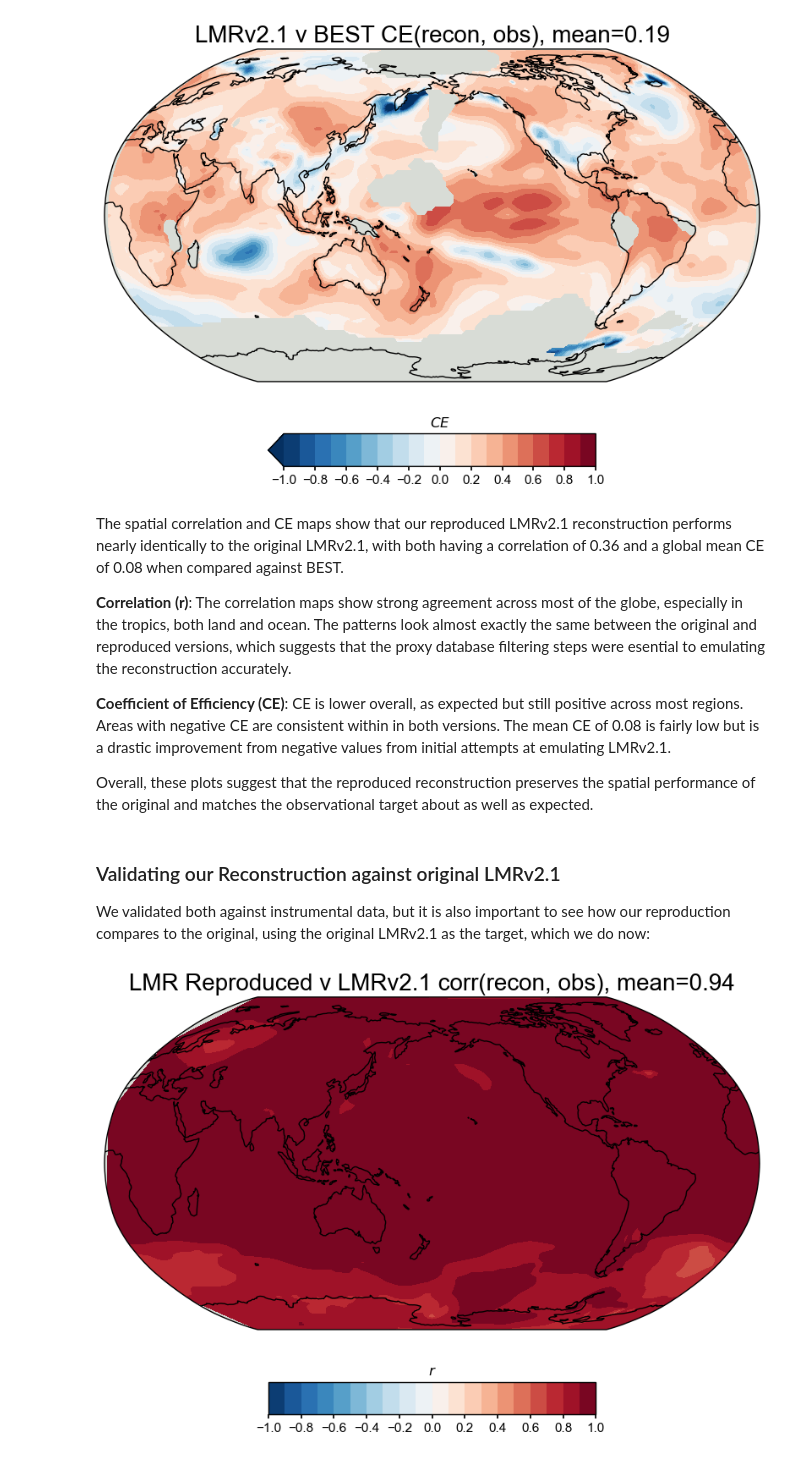
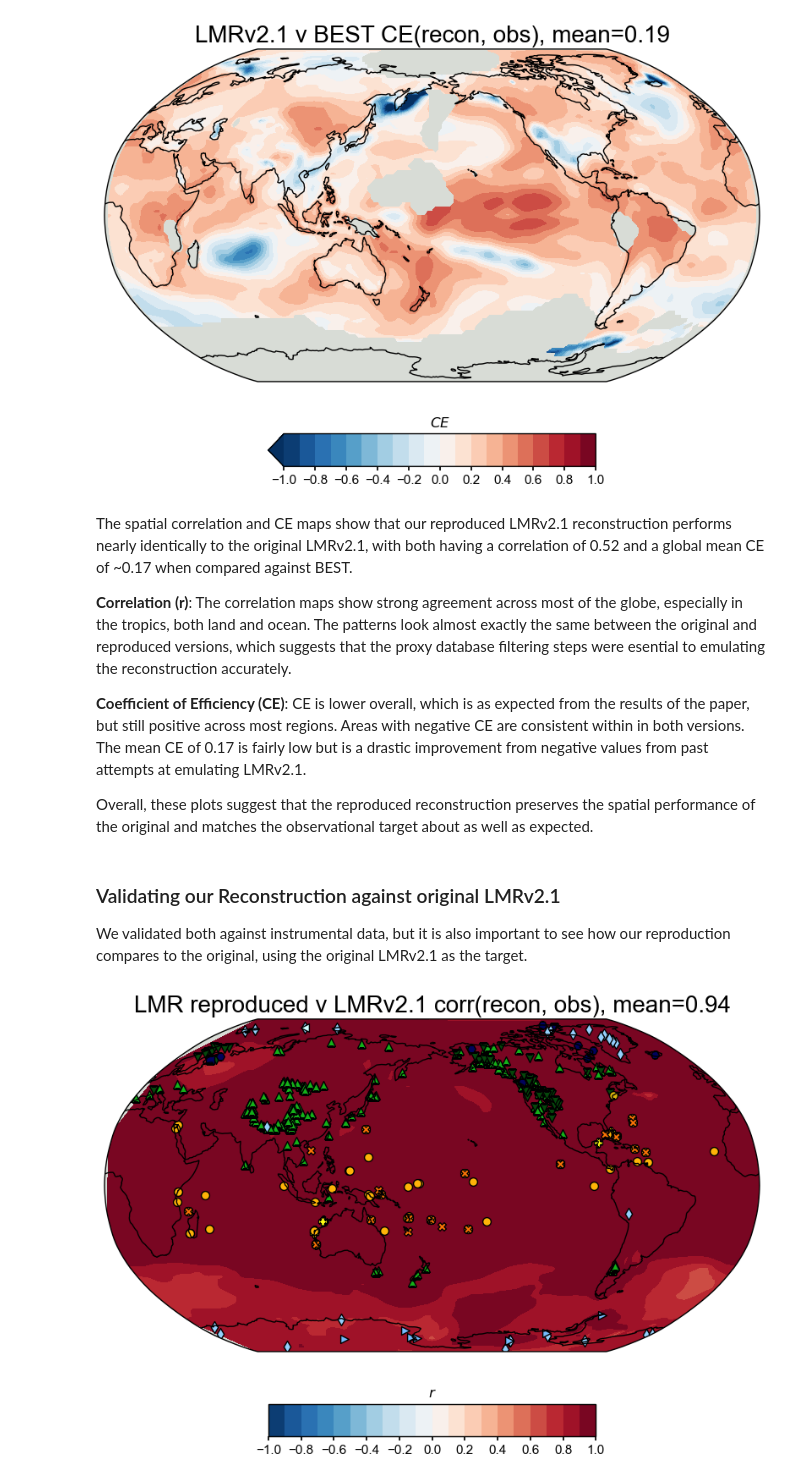
Before and after one commit to LinkedEarth/reproduce_lmr_pb, a Jupyter notebook: _sources/notebooks/validation/C03_a_validation.ipynb, the cells around one changed output. Drawn from its saved outputs; the diff is of its cells as text; code cells hidden in the pictures.

```diff
--- a/_sources/notebooks/validation/C03_a_validation.ipynb
+++ b/_sources/notebooks/validation/C03_a_validation.ipynb
@@ -480,3 +485,6 @@ res_tas.plot()
+# %%
+pdb = cfr.ProxyDatabase().load_nc('./prev_data/pdb/filtered_ptype_res_cfr_pages2kv2.nc')
+pdb.refresh()
 # %% [markdown]
 ### Validating our reconstruction using BEST
 LMR did their climate field validation against BEST, so we will do the same to get our correlation and CE metrics. The formatting is the same process as above, but wrapping the longitude and alterating time array to be in datetime format.
@@ -634,36 +639,37 @@ cfr.showfig(fig)
 # %% [output]
 [figure]
 # %% [markdown]
-The spatial correlation and CE maps show that our reproduced LMRv2.1 reconstruction performs nearly identically to the original LMRv2.1, with both having a correlation of 0.36 and a global mean CE of 0.08 when compared against BEST.
+The spatial correlation and CE maps show that our reproduced LMRv2.1 reconstruction performs nearly identically to the original LMRv2.1, with both having a correlation of 0.52 and a global mean CE of ~0.17 when compared against BEST.
 
 **Correlation (r)**:
 The correlation maps show strong agreement across most of the globe, especially in the tropics, both land and ocean. The patterns look almost exactly the same between the original and reproduced versions, which suggests that the proxy database filtering steps were esential to emulating the reconstruction accurately.
 
 **Coefficient of Efficiency (CE)**:
-CE is lower overall, as expected but still positive across most regions. Areas with negative CE are consistent within in both versions. The mean CE of 0.08 is fairly low but is a drastic improvement from negative values from initial attempts at emulating LMRv2.1.
+CE is lower overall, which is as expected from the results of the paper, but still positive across most regions. Areas with negative CE are consistent within in both versions. The mean CE of 0.17 is fairly low but is a drastic improvement from negative values from past attempts at emulating LMRv2.1.
 
 Overall, these plots suggest that the reproduced reconstruction preserves the spatial performance of the original and matches the observational target about as well as expected.
 # %% [markdown]
 ### Validating our Reconstruction against original LMRv2.1
 
-We validated both against instrumental data, but it is also important to see how our reproduction compares to the original, using the original LMRv2.1 as the target, which we do now:
+We validated both against instrumental data, but it is also important to see how our reproduction compares to the original, using the original LMRv2.1 as the target.
 # %%
 # Then do the comparison
 valid_fdb = res.recons['tas'].compare(
     target_lmr_mean,
     stat='corr',
     timespan=(1880, 2000),
 )
 
 # Plot with updated settings
 valid_fdb.plot_kwargs.update({'cbar_orientation': 'horizontal', 'cbar_pad': 0.1})
 fig, ax = valid_fdb.plot(
-    title=f'LMR Reproduced v LMRv2.1 corr(recon, obs), mean={valid_fdb.geo_mean().value[0,0]:.2f}',
+    title=f'LMR reproduced v LMRv2.1 corr(recon, obs), mean={valid_fdb.geo_mean().value[0,0]:.2f}',
     plot_cbar=True,
-    plot_proxydb=False,
+    plot_proxydb=True,
+    proxydb=pdb,
     cmap='RdBu_r'
 )
 
 cfr.showfig(fig)
 # %% [output]
-[figure, old version]
+[figure, new version]
```
Also changed, not shown: parts of 24 cells of this notebook, 23 other files.
